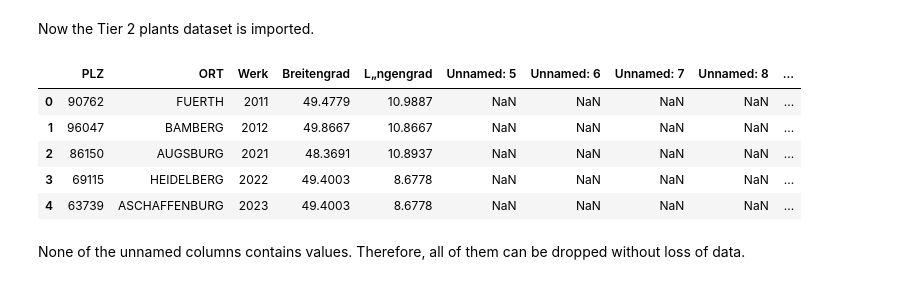
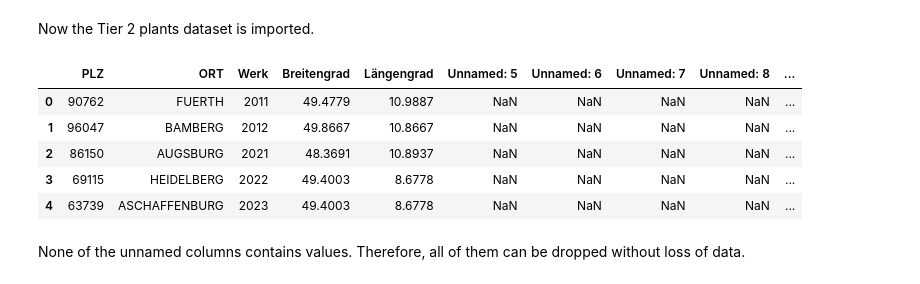
Before and after one commit to Kian7667/Car_Supply_Chain_Analysis, a Jupyter notebook: SoSe26_Case_Study_Group_11.ipynb, the cells around one changed output. Saved outputs shown, nothing was run; the diff lists cells and outputs as text; code cells hidden in the pictures.

```diff
--- a/SoSe26_Case_Study_Group_11.ipynb
+++ b/SoSe26_Case_Study_Group_11.ipynb
@@ -1055,11 +1048,11 @@ Now the Tier 2 plants dataset is imported.
 # %%
 tier2_plants = pd.read_csv(
         "data/IDA SoSe26 - Data/Geodaten/Tier2_Werke_2017-07-11_v1.2_TrR.csv",
         sep = ";",
-        encoding = "cp1252")
+        encoding = "cp850")
 tier2_plants.head()
 # %% [output]
-|  | PLZ | ORT | Werk | Breitengrad | L„ngengrad | Unnamed: 5 | Unnamed: 6 | Unnamed: 7 | Unnamed: 8 | ... |
+|  | PLZ | ORT | Werk | Breitengrad | Längengrad | Unnamed: 5 | Unnamed: 6 | Unnamed: 7 | Unnamed: 8 | ... |
 | 0 | 90762 | FUERTH | 2011 | 49.4779 | 10.9887 | NaN | NaN | NaN | NaN | ... |
 | 1 | 96047 | BAMBERG | 2012 | 49.8667 | 10.8667 | NaN | NaN | NaN | NaN | ... |
 | 2 | 86150 | AUGSBURG | 2021 | 48.3691 | 10.8937 | NaN | NaN | NaN | NaN | ... |
```
Also changed, not shown: parts of 23 cells of this notebook, 7 other files.
